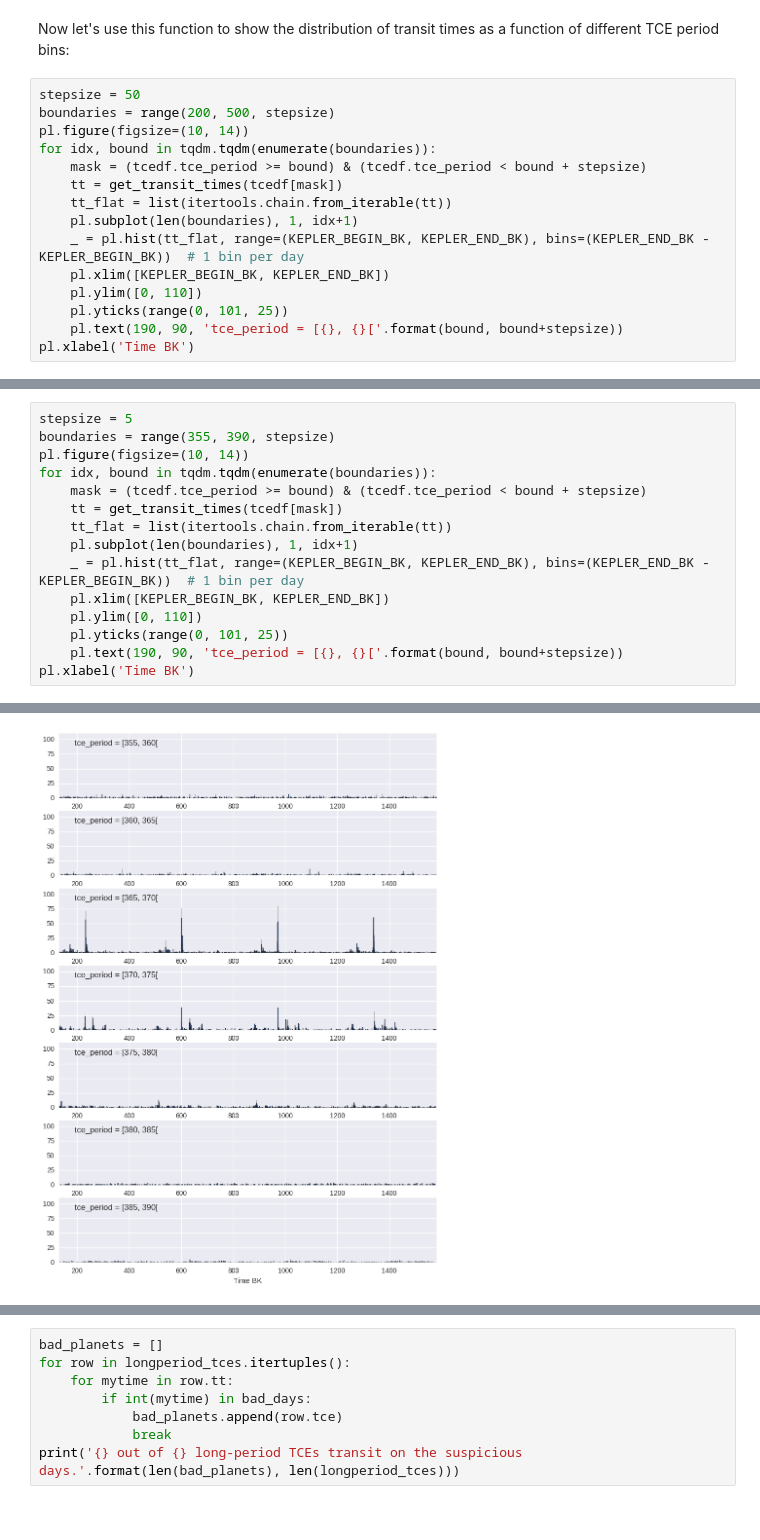
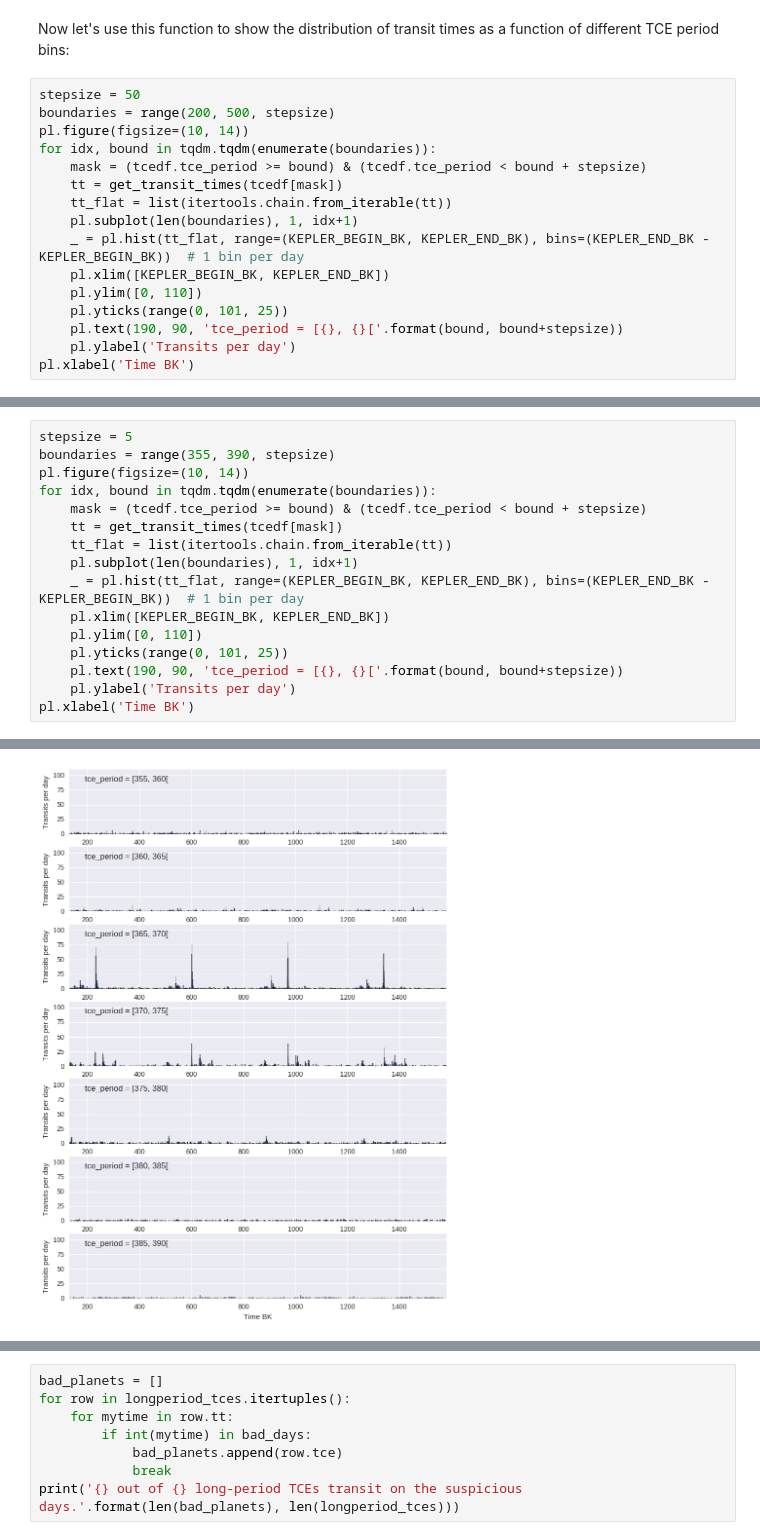
Before and after one commit to barentsen/kepler-tce-vetting, a Jupyter notebook: sandbox/TCE Transit Time Distribution.ipynb, the cells around one changed output, grey strips where cells are left out. Saved outputs shown, nothing was run; the diff lists cells and outputs as text.

```diff
--- a/sandbox/TCE Transit Time Distribution.ipynb
+++ b/sandbox/TCE Transit Time Distribution.ipynb
@@ -81,6 +81,7 @@ for idx, bound in tqdm.tqdm(enumerate(boundaries)):
     pl.ylim([0, 110])
     pl.yticks(range(0, 101, 25))
     pl.text(190, 90, 'tce_period = [{}, {}['.format(bound, bound+stepsize))
+    pl.ylabel('Transits per day')
 pl.xlabel('Time BK')
 # %% [output]
 <matplotlib.text.Text at 0x...>
@@ -90,18 +91,19 @@ Let's zoom in on the period slices.
 # %%
 stepsize = 5
 boundaries = range(355, 390, stepsize)
 pl.figure(figsize=(10, 14))
 for idx, bound in tqdm.tqdm(enumerate(boundaries)):
     mask = (tcedf.tce_period >= bound) & (tcedf.tce_period < bound + stepsize)
     tt = get_transit_times(tcedf[mask])
     tt_flat = list(itertools.chain.from_iterable(tt))
     pl.subplot(len(boundaries), 1, idx+1)
     _ = pl.hist(tt_flat, range=(KEPLER_BEGIN_BK, KEPLER_END_BK), bins=(KEPLER_END_BK - KEPLER_BEGIN_BK))  # 1 bin per day
     pl.xlim([KEPLER_BEGIN_BK, KEPLER_END_BK])
     pl.ylim([0, 110])
     pl.yticks(range(0, 101, 25))
     pl.text(190, 90, 'tce_period = [{}, {}['.format(bound, bound+stepsize))
+    pl.ylabel('Transits per day')
 pl.xlabel('Time BK')
 # %% [output]
 <matplotlib.text.Text at 0x...>
-[figure, old version]
+[figure, new version]
```
Also changed, not shown: parts of 13 cells of this notebook, 3 other files.
